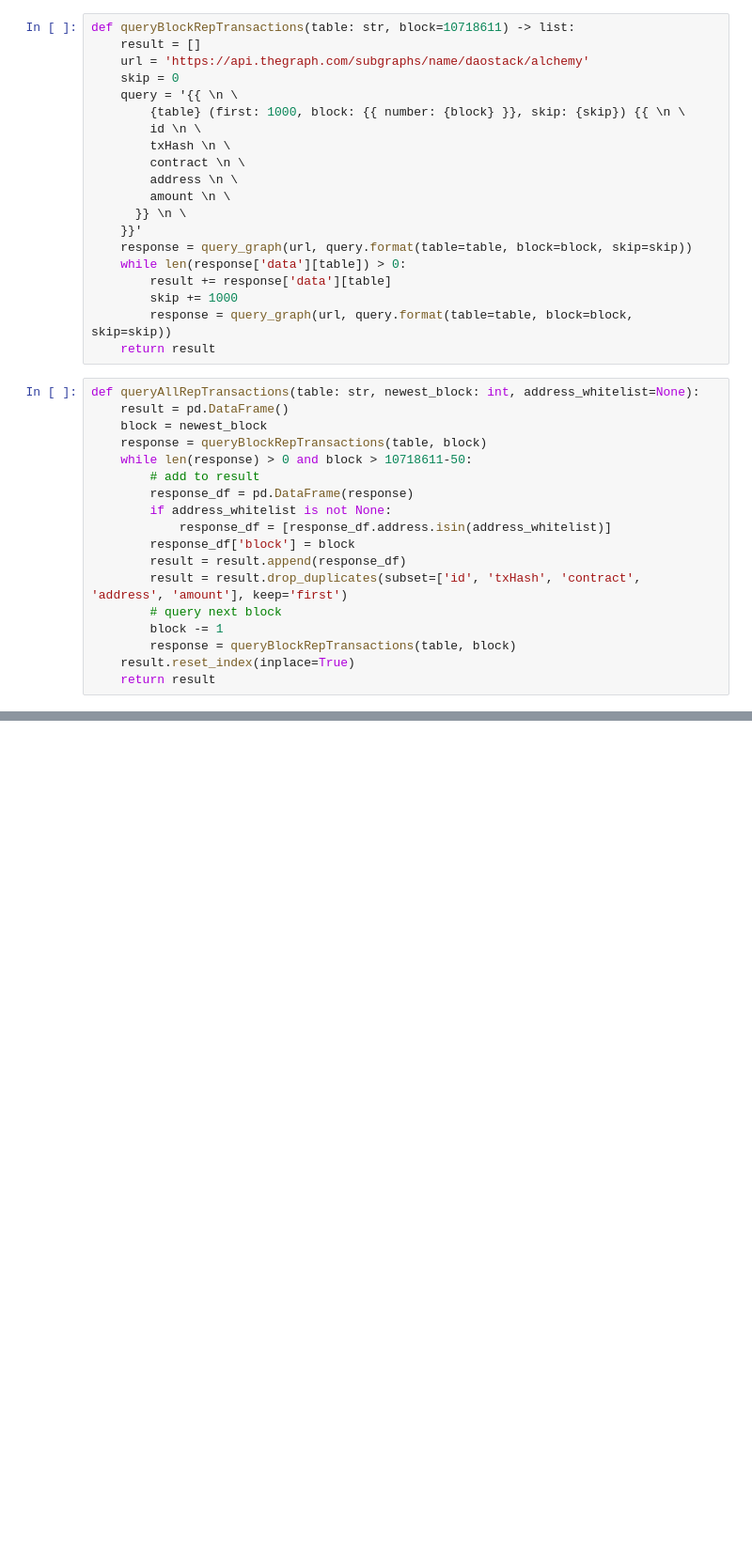
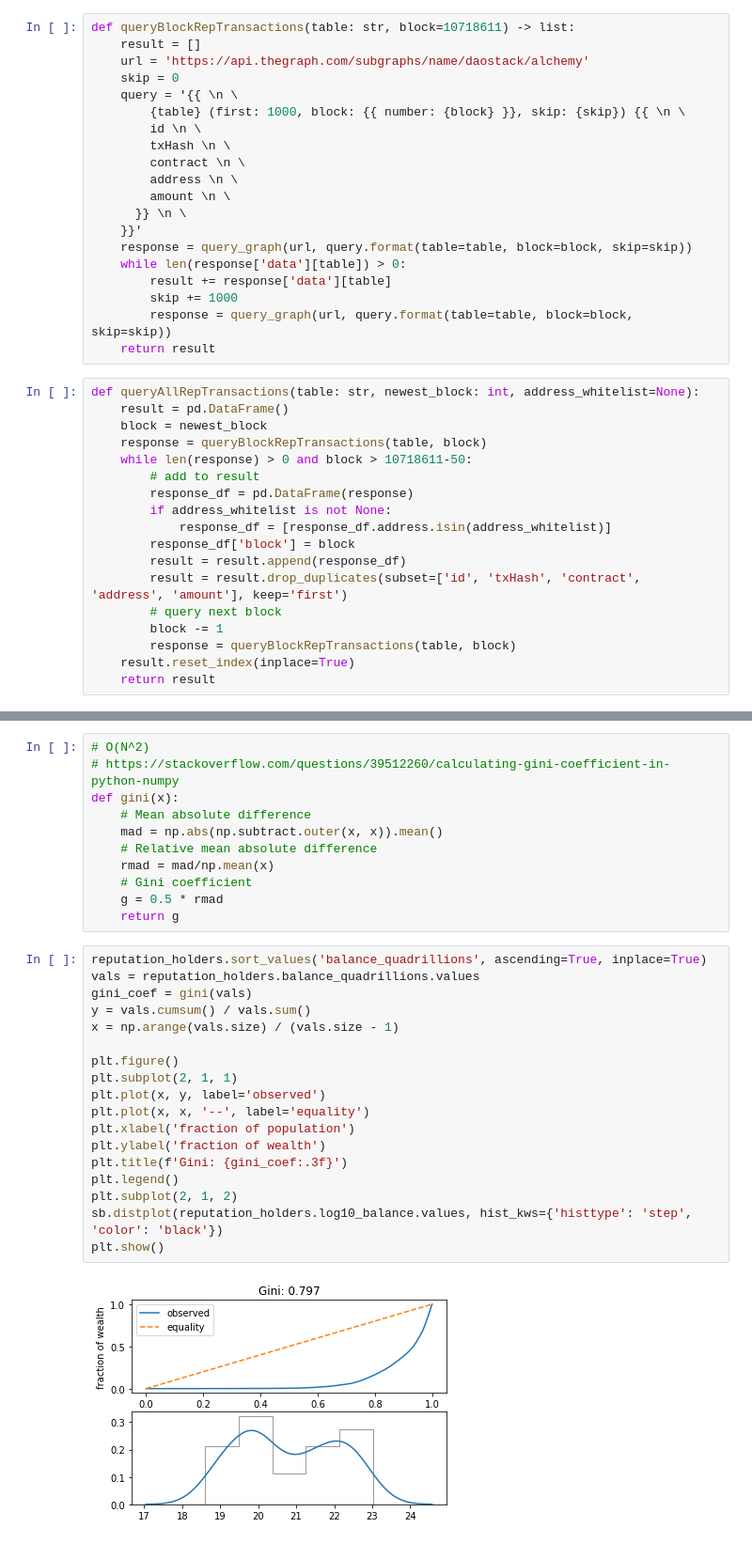
Before and after one commit to krisbitney/RepFlowVisualization, a Jupyter notebook: explore_data.ipynb, the cells around one changed output, grey strips where cells are left out. Shown at 94% size. Saved outputs shown, nothing was run; the diff lists cells and outputs as text; blank space fills up the shorter version.

```diff
--- a/explore_data.ipynb
+++ b/explore_data.ipynb
@@ -123,0 +178,31 @@ reputation_mints
+# %%
+# O(N^2)
+# https://stackoverflow.com/questions/39512260/calculating-gini-coefficient-in-python-numpy
+def gini(x):
+    # Mean absolute difference
+    mad = np.abs(np.subtract.outer(x, x)).mean()
+    # Relative mean absolute difference
+    rmad = mad/np.mean(x)
+    # Gini coefficient
+    g = 0.5 * rmad
+    return g
+# %%
+reputation_holders.sort_values('balance_quadrillions', ascending=True, inplace=True)
+vals = reputation_holders.balance_quadrillions.values
+gini_coef = gini(vals)
+y = vals.cumsum() / vals.sum()
+x = np.arange(vals.size) / (vals.size - 1)
+
+plt.figure()
+plt.subplot(2, 1, 1)
+plt.plot(x, y, label='observed')
+plt.plot(x, x, '--', label='equality')
+plt.xlabel('fraction of population')
+plt.ylabel('fraction of wealth')
+plt.title(f'Gini: {gini_coef:.3f}')
+plt.legend()
+plt.subplot(2, 1, 2)
+sb.distplot(reputation_holders.log10_balance.values, hist_kws={'histtype': 'step', 'color': 'black'})
+plt.show()
+# %% [output]
+[figure, added]
```
Also changed, not shown: parts of 10 cells of this notebook.
